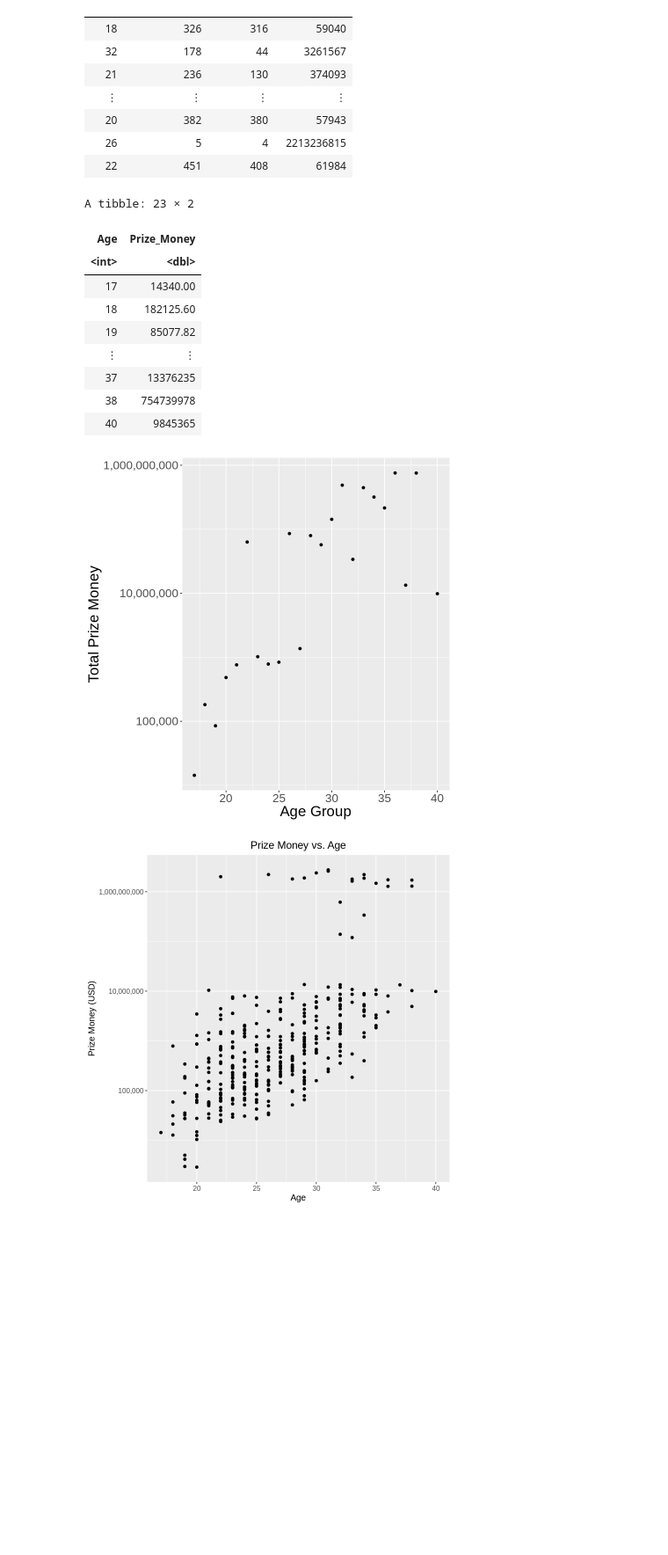
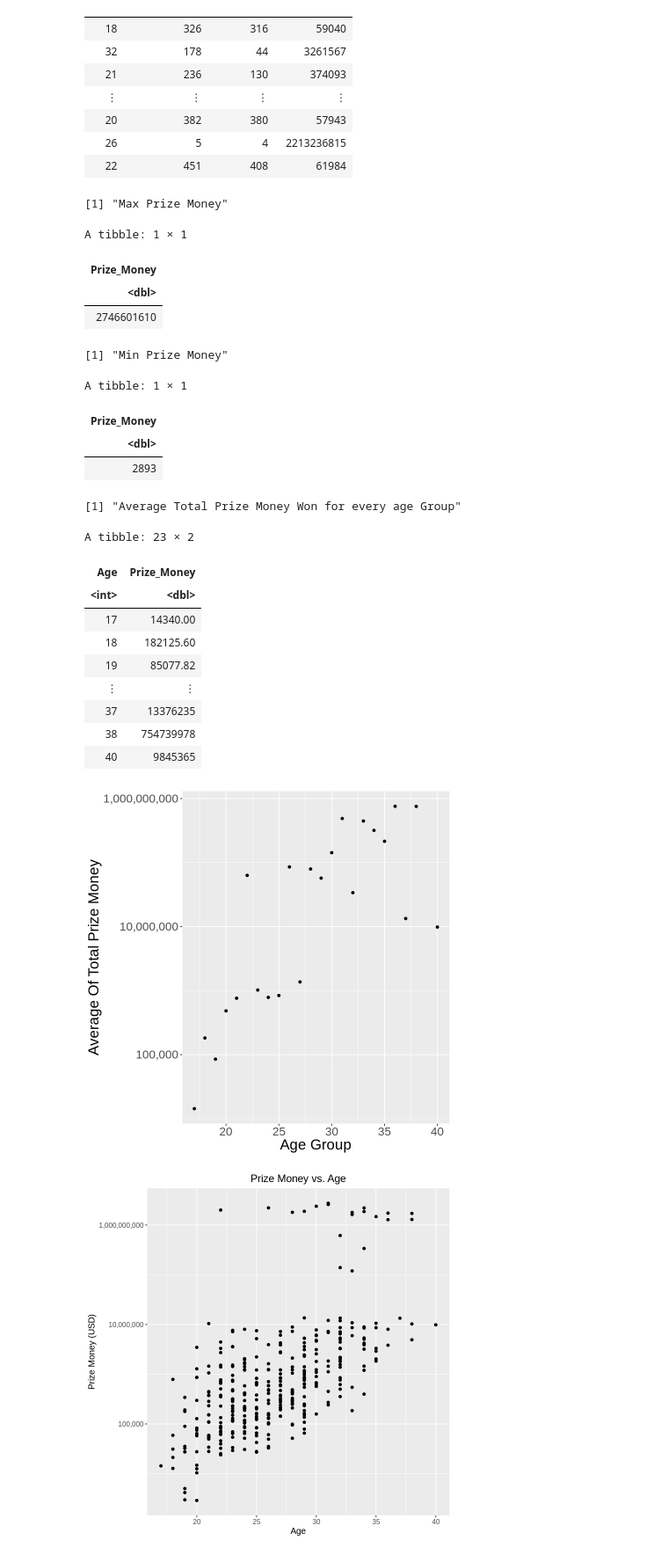
Before and after one commit to HarmanSandhu179/DSCI-100-Group-Project, a Jupyter notebook: group_project_proposal.ipynb, the cells around one changed output. Shown at 88% size. Saved outputs shown, nothing was run; the diff lists cells and outputs as text; code cells hidden in the pictures; blank space fills up the shorter version.

Commit message:
Added max and min tables for prize_money

```diff
--- a/group_project_proposal.ipynb
+++ b/group_project_proposal.ipynb
@@ -107,47 +107,69 @@ player_stats_testing <- testing(player_stats_split)
 # %%
 #Using only training data, summarize the data in at least one table.
 
-# How many of each age group is there?
-# Mean of the Age column, Mean of Best_Rank column
+# Minimum and Maximum amount of total prize money won
 
-# How are these?
+### YES OR NO??
 
-# Max for Prize_Money
-# Min for Prize_Money
+max_prize_money <- player_stats_training |>
+    select(Prize_Money) |>
+    arrange(Prize_Money) |>
+    slice(375)
 
-# Histogram of Prize_Money
+print("Max Prize Money")
+max_prize_money
+
+min_prize_money <- player_stats_training |>
+    select(Prize_Money) |>
+    arrange(Prize_Money) |>
+    slice(1)
+
+print("Min Prize Money")
+min_prize_money
 
 ### GOOD COPY BELOW (IDEAS ABOVE)
 
-#Average Total Prize Money Won for every Age group.
+# Average Total Prize Money Won for every Age group.
+print("Average Total Prize Money Won for every age Group")
 average_age_prize_money <- player_stats_training |>
     group_by(Age) |>
     summarize(Prize_Money = mean(Prize_Money))
 
 average_age_prize_money
 
-#Scatter plot showing the Average Total Prize Money won for every Age group.
+# Scatter plot showing the Average Total Prize Money won for every Age group.
 average_age_prize_money_plot <- average_age_prize_money |>
     ggplot(aes(x = Age, y = Prize_Money)) +
     geom_point() +
     xlab("Age Group") +
-    ylab("Total Prize Money") +
+    ylab("Average Of Total Prize Money") +
     scale_y_log10(labels = label_comma()) +
     theme(text = element_text(size=20))
 
 average_age_prize_money_plot
 # %% [output]
-A tibble: 23 × 2
+[1] "Max Prize Money"
+A tibble: 1 × 1
-| Age | Prize_Money |
-| <int> | <dbl> |
-| 17 | 14340.00 |
-| 18 | 182125.60 |
-| 19 | 85077.82 |
-| ⋮ | ⋮ |
-| 37 | 13376235 |
-| 38 | 754739978 |
-| 40 | 9845365 |
+| Prize_Money |
+| <dbl> |
+| 2746601610 |
+[1] "Min Prize Money"
+A tibble: 1 × 1
+| Prize_Money |
+| <dbl> |
+| 2893 |
+[1] "Average Total Prize Money Won for every age Group"
+A tibble: 23 × 2
+| Age | Prize_Money |
+| <int> | <dbl> |
+| 17 | 14340.00 |
+| 18 | 182125.60 |
+| 19 | 85077.82 |
+| ⋮ | ⋮ |
+| 37 | 13376235 |
+| 38 | 754739978 |
+| 40 | 9845365 |
-[figure, old version]
+[figure, new version]
 # %%
 #For the plot can I plot it against the variable we are trying to predict right
 
```
Also changed, not shown: parts of 1 cell of this notebook.
